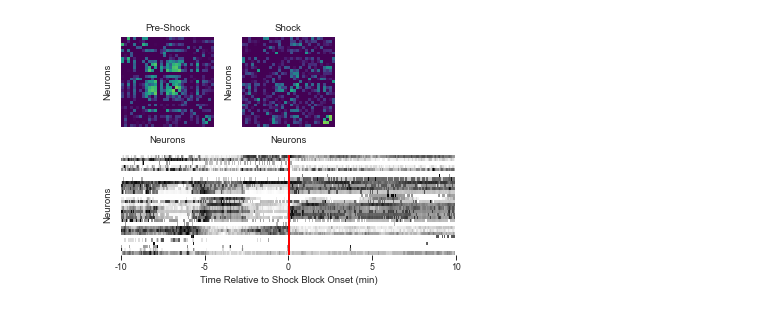
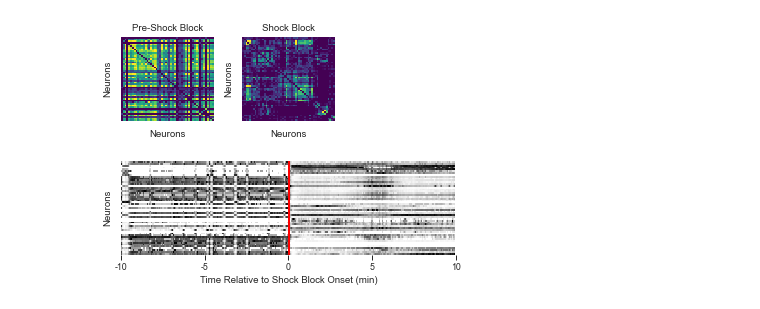
Before and after one commit to Ruairi-osul/drn-interactions, a Jupyter notebook: notebooks/Foot Shock - Slow/Interactions - Figure.ipynb, the cells around one changed output. Drawn from its saved outputs; the diff is of its cells as text; code cells hidden in the pictures.

```diff
--- a/notebooks/Foot Shock - Slow/Interactions - Figure.ipynb
+++ b/notebooks/Foot Shock - Slow/Interactions - Figure.ipynb
@@ -43,29 +43,27 @@ class Loaders:
         self.corr_fill_value = corr_fill_value
         self.rev_order_spikes = rev_order_spikes
         if df_ensembles is not None:
-            self.labels = df_ensembles.loc[
+            self.neurons = df_ensembles.loc[
                 lambda x: (x.session_name == session_name)
                 & (x.block == ensemble_ref_state)
                 & (x.bin_width == bin_width)
             ]
-            self.labels = self.labels.sort_values("neuron_id")[ensemble_id_col].values
+            self.neurons = self.neurons.sort_values(ensemble_id_col)["neuron_id"].values
         else:
-            self.labels = None
+            self.neurons = None
 
     def reorder_affinity(self, df_affinity: pd.DataFrame) -> pd.DataFrame:
-        idx = np.argsort(self.labels)
-        return df_affinity.iloc[idx, idx].fillna(self.corr_fill_value)
+        return df_affinity.reindex(index=self.neurons, columns=self.neurons, fill_value=self.corr_fill_value)
 
     def reorder_spikes(self, spikes: pd.DataFrame) -> pd.DataFrame:
-        idx = np.argsort(self.labels)
-        return spikes.iloc[idx, :]
+        return spikes.reindex(columns=self.neurons)
 
     def _get_affinity(self, spikes: pd.DataFrame) -> pd.DataFrame:
         preprocessor = InteractionsPreprocessor(z=True)
         mod = PairwiseCorr(rectify=True)
         spikes = preprocessor(spikes)
         df_affinity = mod.fit(spikes).get_adjacency_df()
-        if self.labels is not None:
+        if self.neurons is not None:
             return self.reorder_affinity(df_affinity)
         return df_affinity
 
@@ -76,7 +74,6 @@ class Loaders:
         spikes = (
             pd.DataFrame(vals, columns=spikes.columns, index=spikes.index)
             .apply(minmax_scale)
-            .T
         )
         return spikes
 
@@ -94,7 +91,7 @@ class Loaders:
         if preprocess:
             spikes = self.preprocess_spikes(spikes)
 
-        if self.labels is not None:
+        if self.neurons is not None:
             return self.reorder_spikes(spikes)
         return spikes
 
@@ -165,7 +162,7 @@ class Plotter:
 
     def plot_spikes(self, spikes: pd.DataFrame, ax: plt.Axes, **kwargs):
         sns.heatmap(
-            spikes,
+            spikes.T,
             cmap=self.spikes_cmap,
             vmin=self.spikes_vmin,
             vmax=self.spikes_vmax,
@@ -175,49 +172,49 @@ class Plotter:
         return ax
 # %%
 df_ensembles = (
-    load_derived_generic("ensembles/fs - ensembles.csv")
+    load_derived_generic("ensembles/fs - ensembles - true.csv")
     .loc[lambda x: x.bin_width == 1]
     .drop_duplicates()
 )
 sessions = df_ensembles.session_name.unique()
 
 
-loader = Loaders(session_name=sessions[7], df_ensembles=df_ensembles, gaussian_sigma=2, ensemble_ref_state="pre")
-plotter = Plotter()
+loader = Loaders(session_name=sessions[5], df_ensembles=df_ensembles, gaussian_sigma=2, ensemble_ref_state="base_shock")
+plotter = Plotter(corr_vmax=0.7)
 
 spikes = loader.get_spikes_all(preprocess=True, )
 df_affinity_pre = loader.get_affinity_pre(preprocess=False)
 df_affinity_shock = loader.get_affinity_shock(preprocess=False)
 
 
 f = plt.figure(figsize=(6, 4))
 axes = f.subplot_mosaic(
     [["A", "B", "."], ["C", "C", "C"]],
-    gridspec_kw=dict(height_ratios=[0.9, 1,], width_ratios=[1, 1, 1], wspace=0.3, hspace=0.3),
+    gridspec_kw=dict(height_ratios=[0.9, 1,], width_ratios=[1, 1, 1], wspace=0.3, hspace=0.45),
     )
 
 plotter.plot_affinity(df_affinity_pre, axes["A"], cbar=False, xticklabels=[], yticklabels=[])
 plotter.plot_affinity(df_affinity_shock, axes["B"], cbar=False, xticklabels=[], yticklabels=[])
 plotter.plot_spikes(spikes, axes["C"], cbar=False, yticklabels=[])
 
 
 
-axes["A"].set_title("Pre-Shock")
+axes["A"].set_title("Pre-Shock Block")
 axes["A"].set_xlabel("Neurons")
 axes["A"].set_ylabel("Neurons")
 
-axes["B"].set_title("Shock")
+axes["B"].set_title("Shock Block")
 axes["B"].set_xlabel("Neurons")
 axes["B"].set_ylabel("Neurons")
 
 axes["C"].set_xlabel("Time Relative to Shock Block Onset (min)")
 axes["C"].set_ylabel("Neurons")
 axes["C"].axvline(x=601, color="red", linewidth=2)
 axes["C"].set_xlim(0, 1201)
 axes["C"].xaxis.set_major_locator(plt.MultipleLocator(300))
 axes["C"].xaxis.set_major_formatter(plt.FuncFormatter(lambda x, pos: int(x / 60) -10))
-plt.setp(axes["C"].xaxis.get_majorticklabels(), rotation=0)
+_ = plt.setp(axes["C"].xaxis.get_majorticklabels(), rotation=0)
 
-f.savefig(Config.fig_dir / "fs - interactions - examples.png", bbox_inches="tight", dpi=300)
+# f.savefig(Config.fig_dir / "fs - interactions - examples.png", bbox_inches="tight", dpi=300)
 # %% [output]
-[figure, old version]
+[figure, new version]
```
Also changed, not shown: parts of 3 cells of this notebook, 15 other files.
